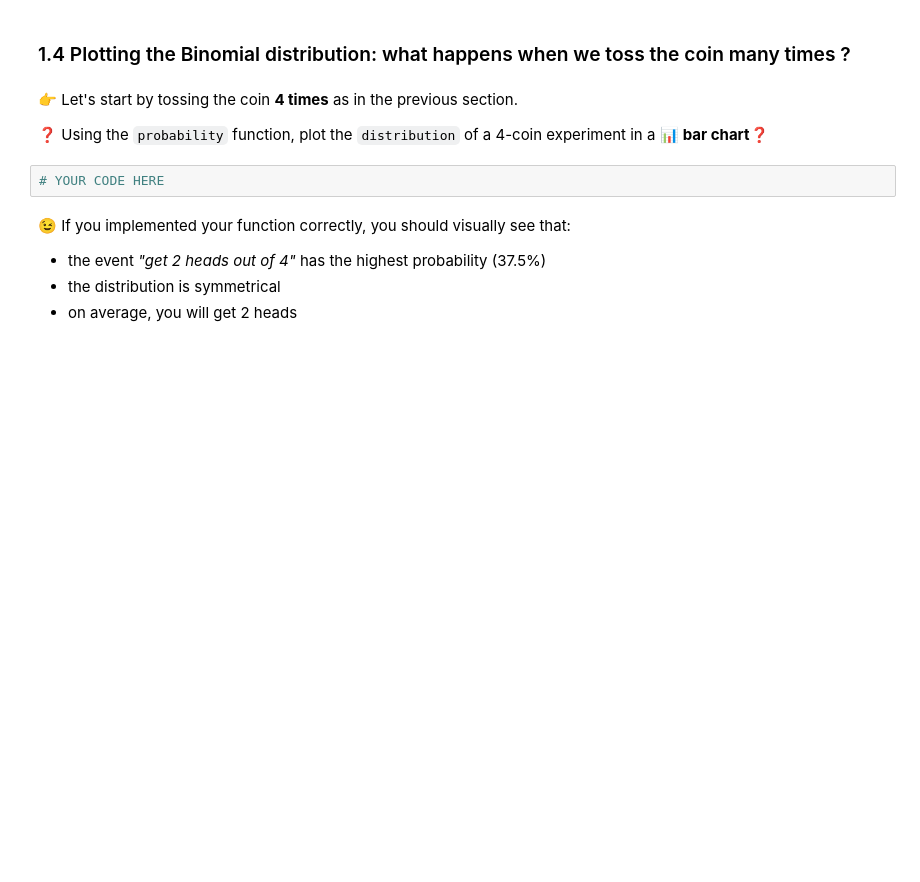
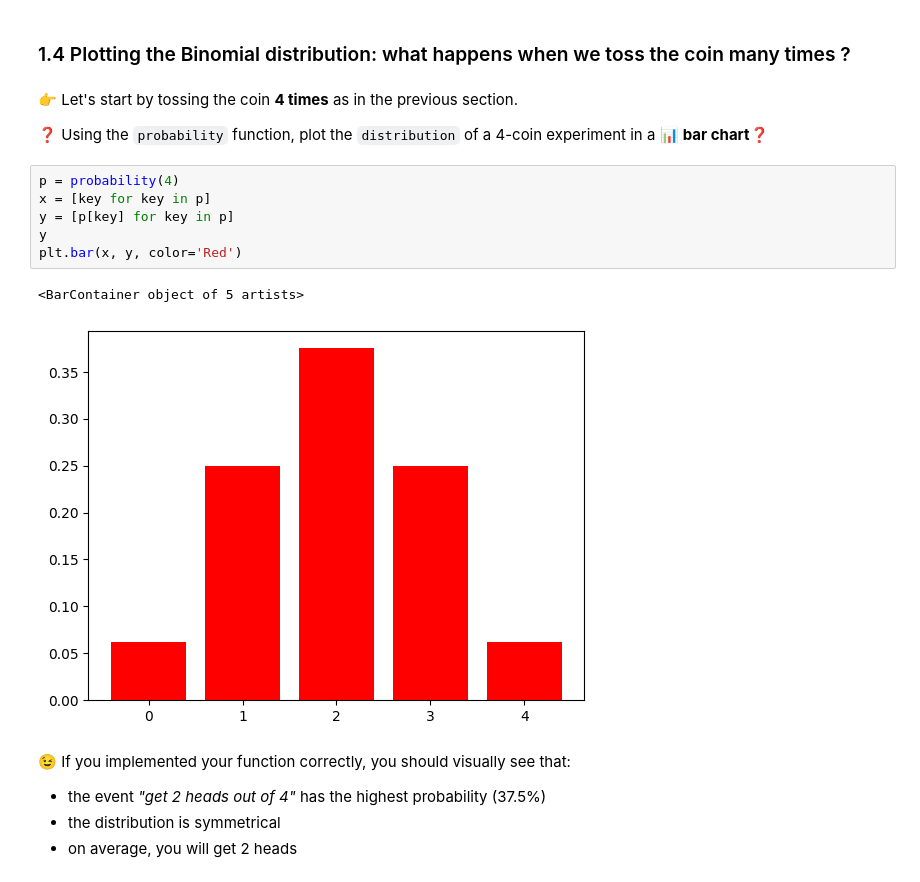
Before and after one commit to antoinelugol/data-random-variables, a Jupyter notebook: random_variables.ipynb, the cells around one changed output. Drawn from its saved outputs; the diff is of its cells as text; blank space fills up the shorter version.

```diff
--- a/random_variables.ipynb
+++ b/random_variables.ipynb
@@ -264,8 +264,15 @@ $$ \large \mathbb{P} (X = k ) = \frac{\binom{n}{k}}{2^n} $$
 👉 Let's start by tossing the coin **4 times** as in the previous section.
 
 ❓ Using the `probability` function, plot the `distribution` of a 4-coin experiment in a 📊 **bar chart**❓
-# %%
-# YOUR CODE HERE
+# %%
+p = probability(4)
+x = [key for key in p]
+y = [p[key] for key in p]
+y
+plt.bar(x, y, color='Red')
+# %% [output]
+<BarContainer object of 5 artists>
+[figure, added]
 # %% [markdown]
 😉 If you implemented your function correctly, you should visually see that:
 - the event _"get 2 heads out of 4"_ has the highest probability (37.5%)
```
Also changed, not shown: parts of 9 cells of this notebook.
